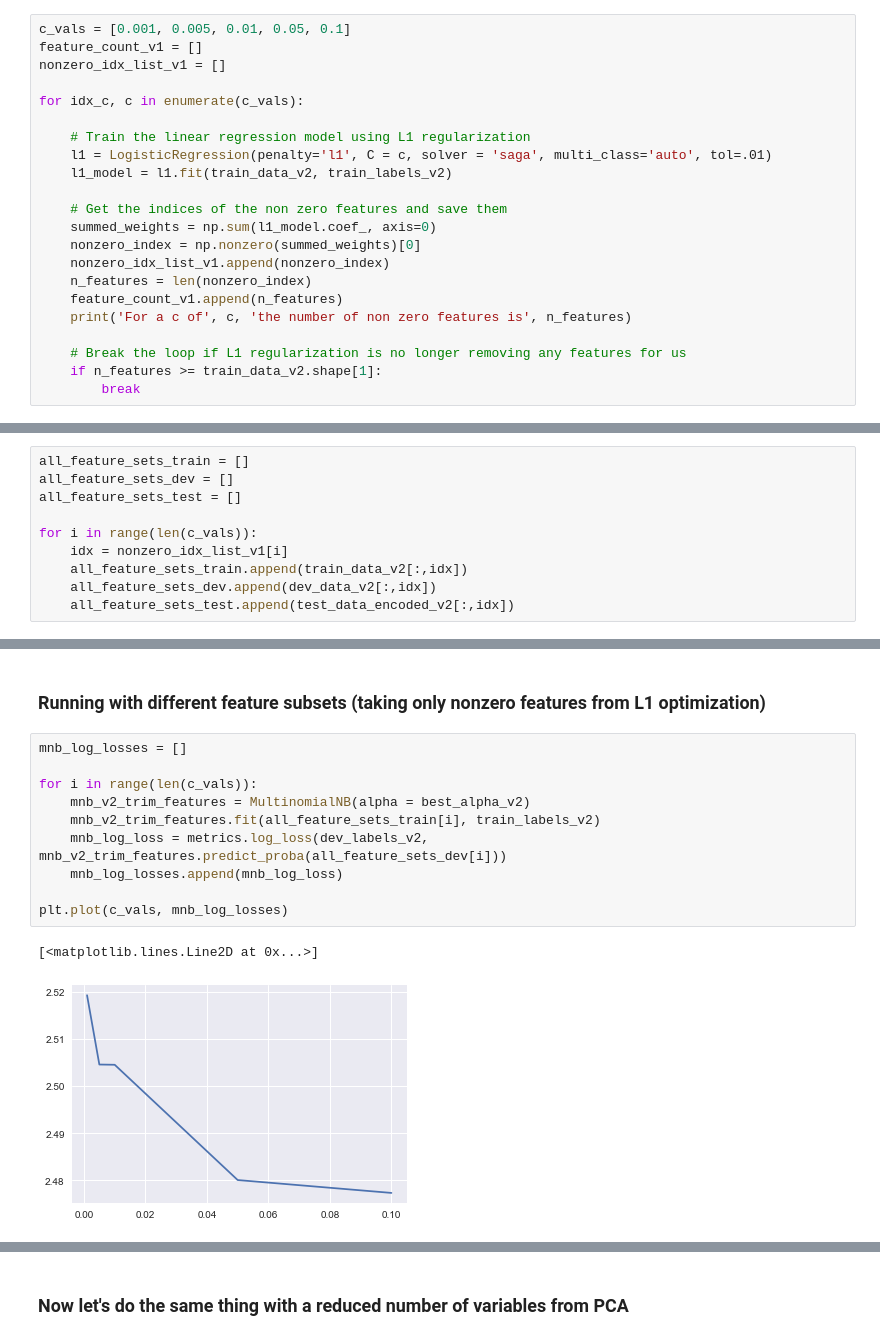
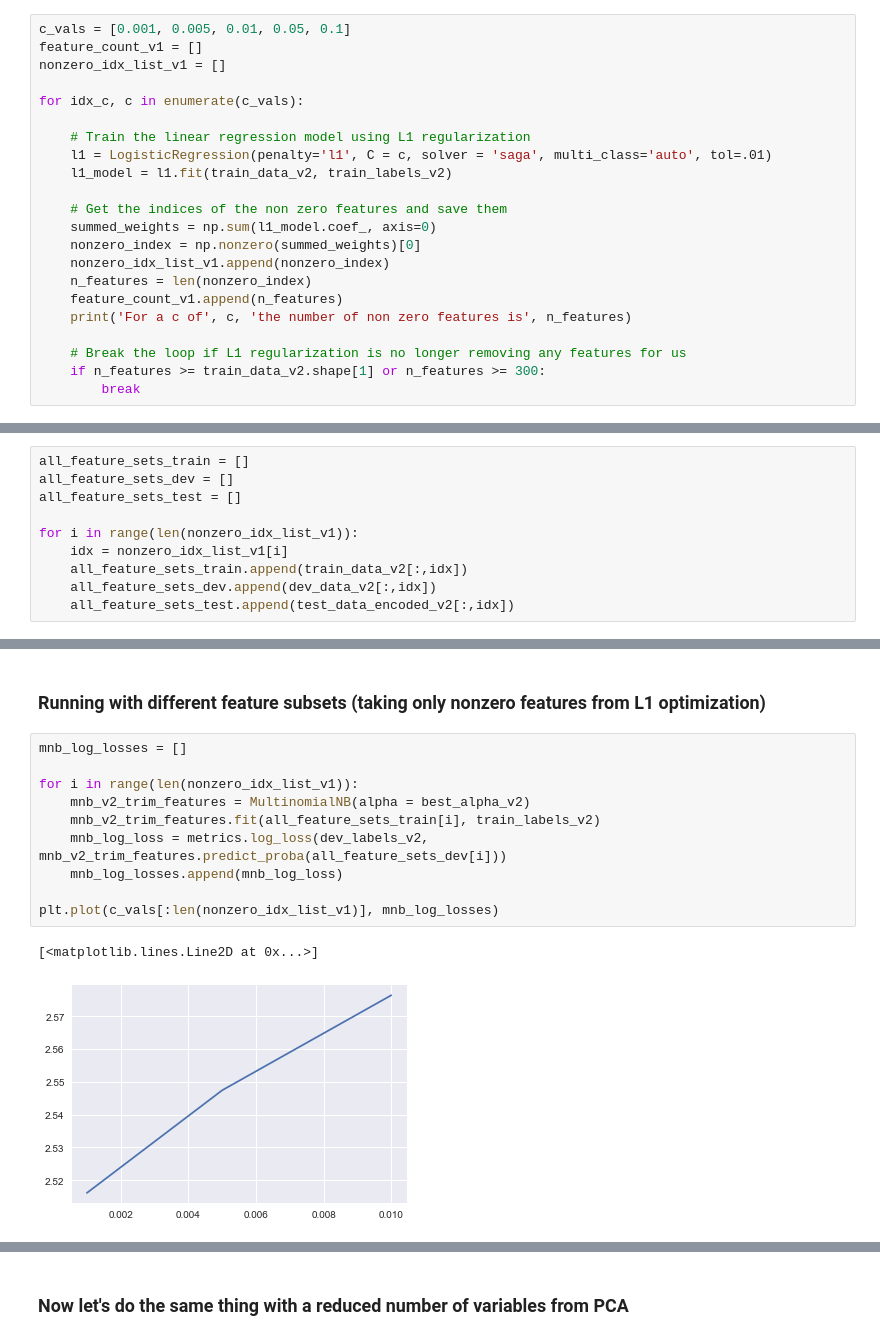
Before and after one commit to suhasgupta791/MIDS_W207_Final_Project, a Jupyter notebook: SuhasGupta_NehaKumar_SecondSubmission_finalproject.ipynb, the cells around one changed output, grey strips where cells are left out. Saved outputs shown, nothing was run; the diff lists cells and outputs as text.

```diff
--- a/SuhasGupta_NehaKumar_SecondSubmission_finalproject.ipynb
+++ b/SuhasGupta_NehaKumar_SecondSubmission_finalproject.ipynb
@@ -795,5 +795,5 @@ for idx_c, c in enumerate(c_vals):
     print('For a c of', c, 'the number of non zero features is', n_features)
 
     # Break the loop if L1 regularization is no longer removing any features for us
-    if n_features >= train_data_v2.shape[1]:
+    if n_features >= train_data_v2.shape[1] or n_features >= 300:
         break
@@ -802,7 +806,7 @@ all_feature_sets_train = []
 all_feature_sets_dev = []
 all_feature_sets_test = []
 
-for i in range(len(c_vals)):
+for i in range(len(nonzero_idx_list_v1)):
     idx = nonzero_idx_list_v1[i]
     all_feature_sets_train.append(train_data_v2[:,idx])
     all_feature_sets_dev.append(dev_data_v2[:,idx])
@@ -927,13 +941,13 @@ Log loss for Multinomial Naive Bayes is 2.4773563663544316
 # %%
 mnb_log_losses = []
 
-for i in range(len(c_vals)):
+for i in range(len(nonzero_idx_list_v1)):
     mnb_v2_trim_features = MultinomialNB(alpha = best_alpha_v2)
     mnb_v2_trim_features.fit(all_feature_sets_train[i], train_labels_v2)
     mnb_log_loss = metrics.log_loss(dev_labels_v2, mnb_v2_trim_features.predict_proba(all_feature_sets_dev[i]))
     mnb_log_losses.append(mnb_log_loss)
 
-plt.plot(c_vals, mnb_log_losses)
+plt.plot(c_vals[:len(nonzero_idx_list_v1)], mnb_log_losses)
 # %% [output]
 [<matplotlib.lines.Line2D at 0x...>]
-[figure, old version]
+[figure, new version]
```
Also changed, not shown: parts of 28 cells of this notebook.
